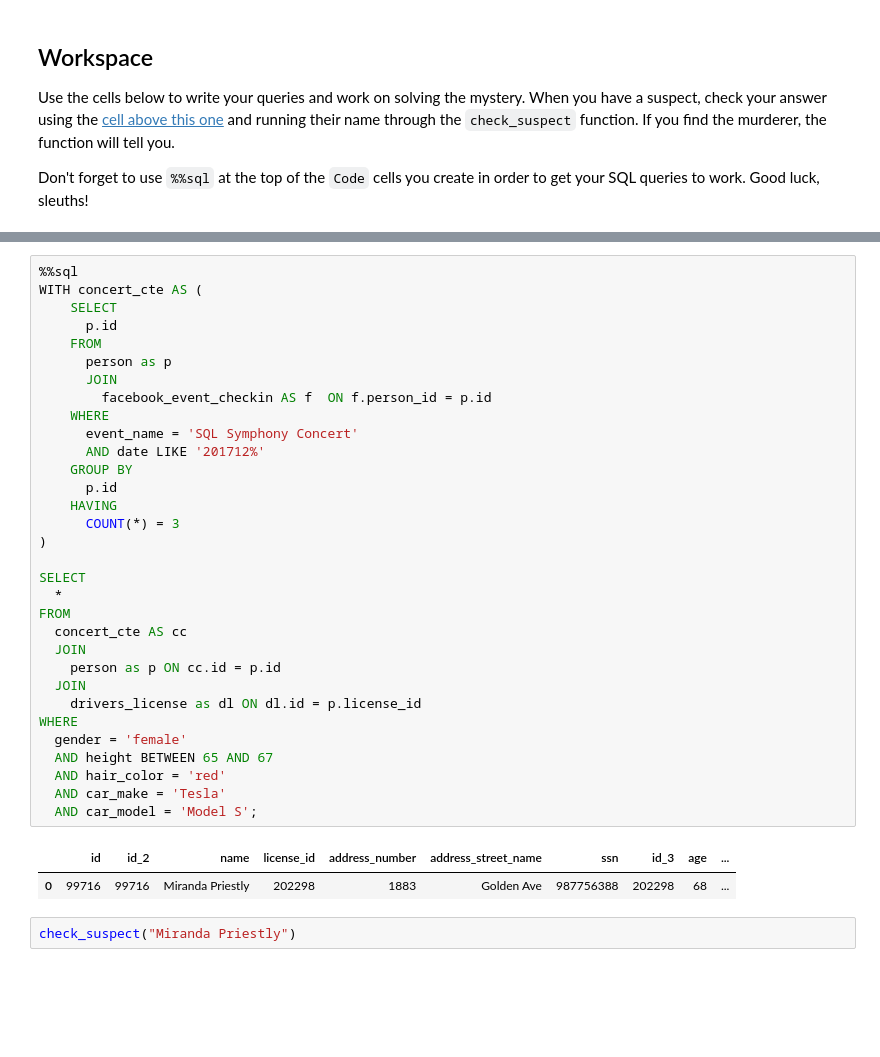
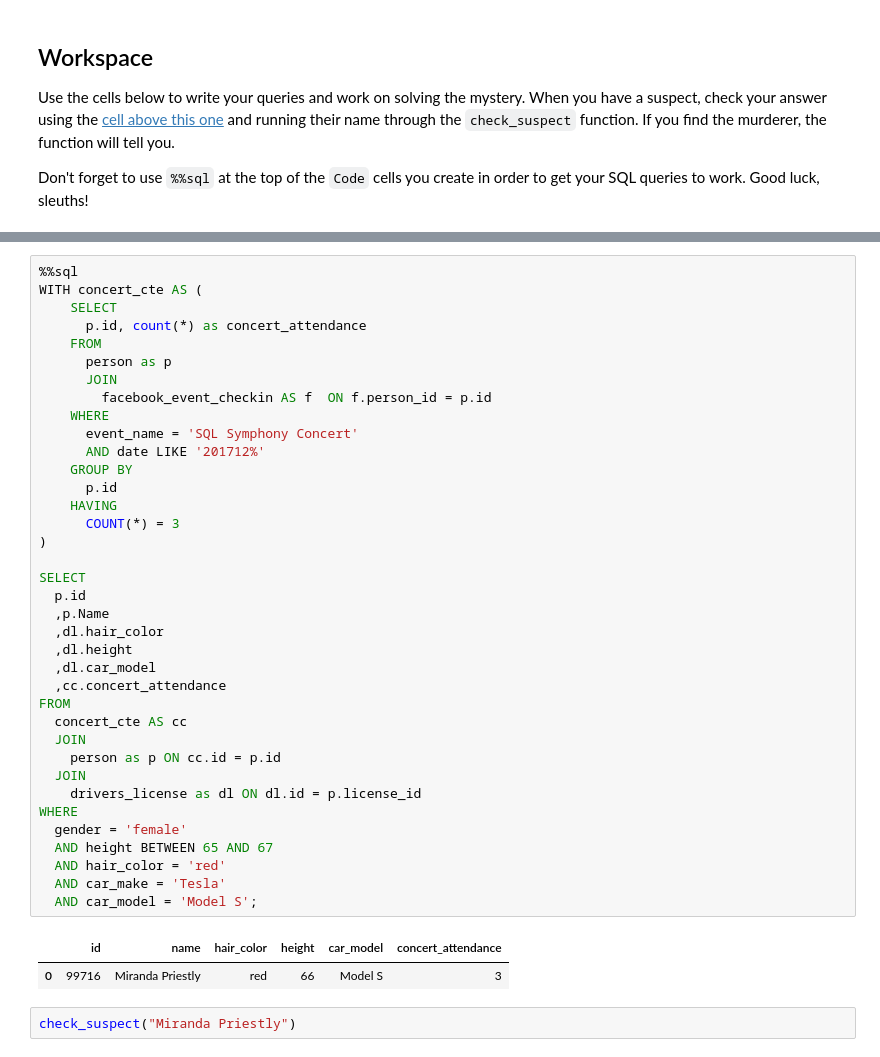
Before and after one commit to DerikVo/COOP_Material, a Jupyter notebook: Derik_Copy_of_COOP_SQL_Murder_Mystery.ipynb, the cells around one changed output, grey strips where cells are left out. Saved outputs shown, nothing was run; the diff lists cells and outputs as text; blank space fills up the shorter version.

```diff
--- a/Derik_Copy_of_COOP_SQL_Murder_Mystery.ipynb
+++ b/Derik_Copy_of_COOP_SQL_Murder_Mystery.ipynb
@@ -318,37 +319,42 @@ Don't forget to use `%%sql` at the top of the `Code` cells you create in order t
 %%sql
 WITH concert_cte AS (
     SELECT
-      p.id
+      p.id, count(*) as concert_attendance
     FROM
       person as p
       JOIN
         facebook_event_checkin AS f  ON f.person_id = p.id
     WHERE
       event_name = 'SQL Symphony Concert'
       AND date LIKE '201712%'
     GROUP BY
       p.id
     HAVING
       COUNT(*) = 3
 )
 
 SELECT
-  *
+  p.id
+  ,p.Name
+  ,dl.hair_color
+  ,dl.height
+  ,dl.car_model
+  ,cc.concert_attendance
 FROM
   concert_cte AS cc
   JOIN
     person as p ON cc.id = p.id
   JOIN
     drivers_license as dl ON dl.id = p.license_id
 WHERE
   gender = 'female'
   AND height BETWEEN 65 AND 67
   AND hair_color = 'red'
   AND car_make = 'Tesla'
   AND car_model = 'Model S';
 # %% [output]
-|  | id | id_2 | name | license_id | address_number | address_street_name | ssn | id_3 | age | ... |
-| 0 | 99716 | 99716 | Miranda Priestly | 202298 | 1883 | Golden Ave | 987756388 | 202298 | 68 | ... |
+|  | id | name | hair_color | height | car_model | concert_attendance |
+| 0 | 99716 | Miranda Priestly | red | 66 | Model S | 3 |
 # %%
 check_suspect("Miranda Priestly")
 # %% [output]
```
Also changed, not shown: parts of 4 cells of this notebook.
